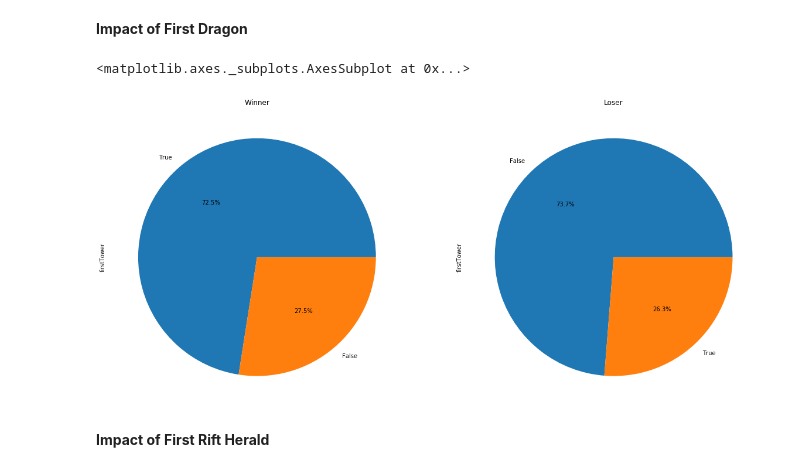
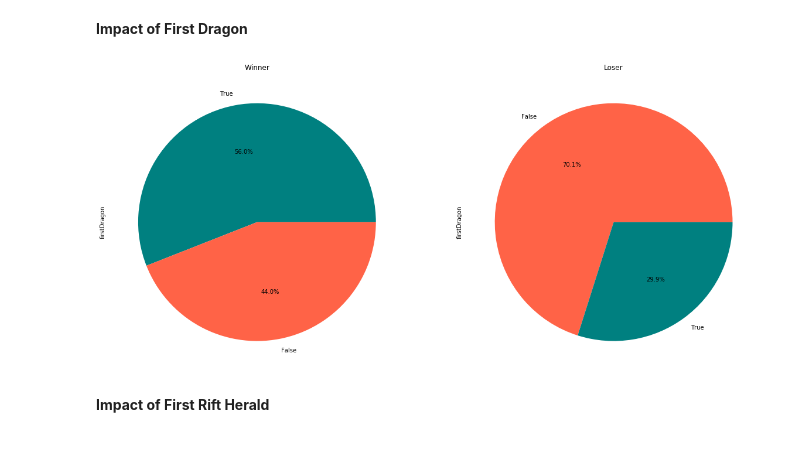
Before and after one commit to ErikSugawara/lol-ranked-kr, a Jupyter notebook: lol-ranked-kr.ipynb, the cells around one changed output. Drawn from its saved outputs; the diff is of its cells as text; code cells hidden in the pictures.

```diff
--- a/lol-ranked-kr.ipynb
+++ b/lol-ranked-kr.ipynb
@@ -65,15 +71,10 @@ __Impact of First Dragon__
 # %%
 fd_winner = df_winner['firstDragon'].value_counts()
 fd_loser = df_loser['firstDragon'].value_counts()
-# %%
-fig = plt.figure(figsize=(20,10))
-ax_5 = fig.add_subplot(1,2,1)
-ft_winner.plot.pie(ax=ax_5, title = 'Winner', autopct='%1.1f%%')
-ax_6 = fig.add_subplot(1,2,2)
-ft_loser.plot.pie(ax=ax_6, title = 'Loser', autopct='%1.1f%%')
-# %% [output]
-<matplotlib.axes._subplots.AxesSubplot at 0x...>
-[figure, removed]
+# %%
+create_piechart_2(fd_winner, fd_loser)
+# %% [output]
+[figure, added]
 # %% [markdown]
 __Impact of First Rift Herald__
 # %%
```
Also changed, not shown: parts of 11 cells of this notebook.
